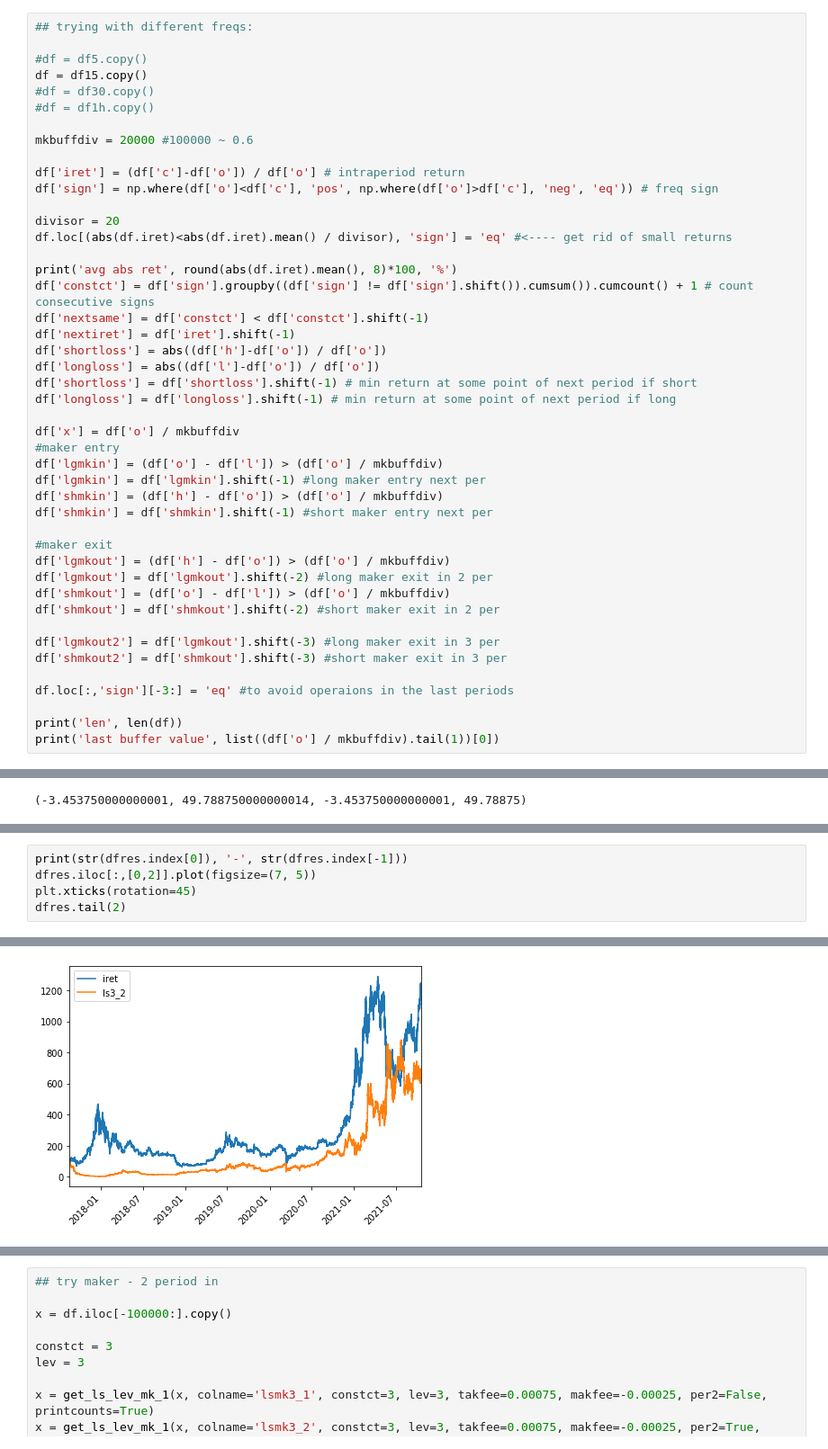
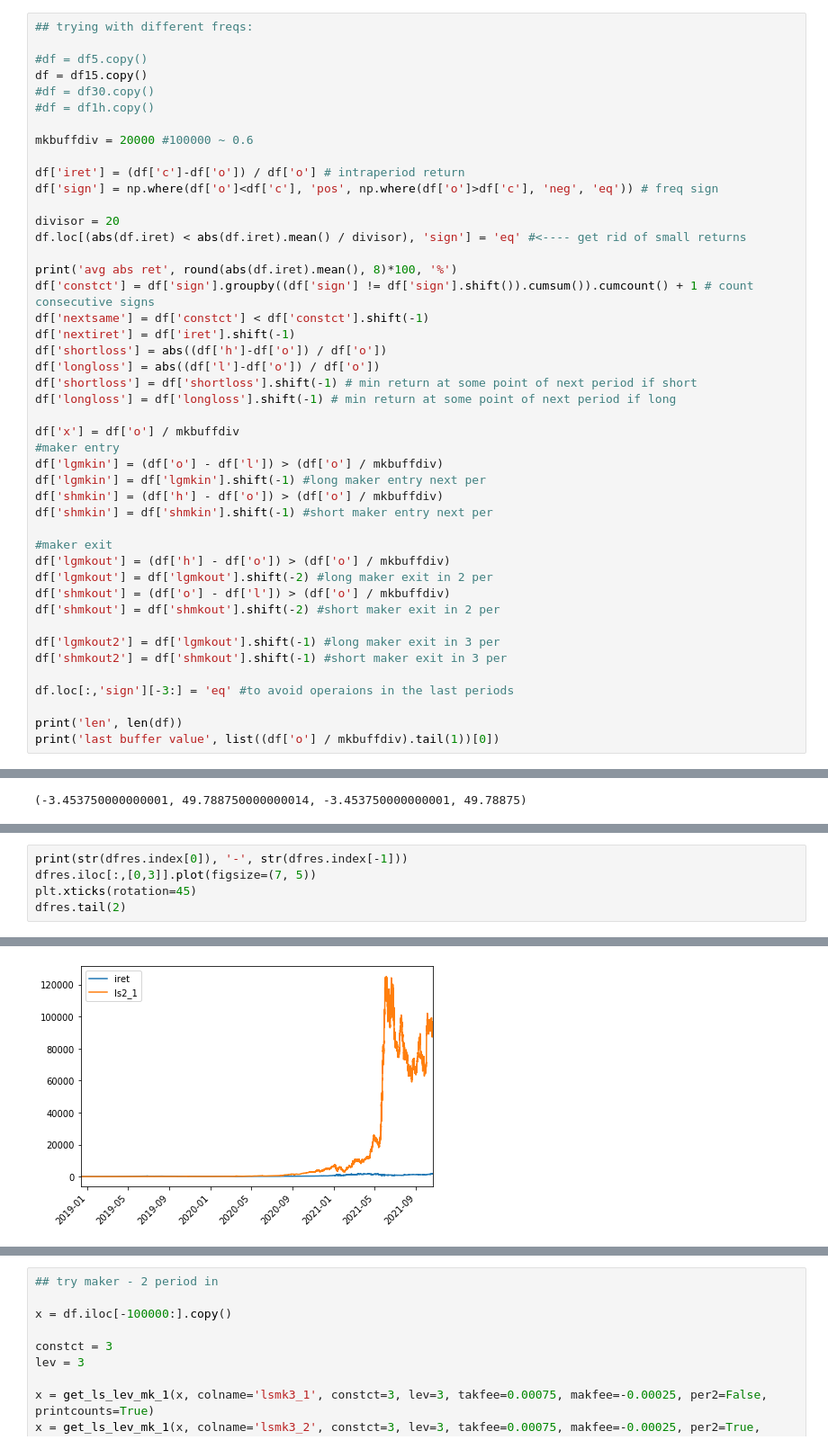
Before and after one commit to antogranell/gdax, a Jupyter notebook: project_index_2.ipynb, the cells around one changed output, grey strips where cells are left out. Shown at 90% size. Cells and saved outputs as stored; diff of their text form.

```diff
--- a/project_index_2.ipynb
+++ b/project_index_2.ipynb
@@ -232,7 +233,7 @@ df['iret'] = (df['c']-df['o']) / df['o'] # intraperiod return
 df['sign'] = np.where(df['o']<df['c'], 'pos', np.where(df['o']>df['c'], 'neg', 'eq')) # freq sign
 
 divisor = 20
-df.loc[(abs(df.iret)<abs(df.iret).mean() / divisor), 'sign'] = 'eq' #<---- get rid of small returns
+df.loc[(abs(df.iret) < abs(df.iret).mean() / divisor), 'sign'] = 'eq' #<---- get rid of small returns
 
 print('avg abs ret', round(abs(df.iret).mean(), 8)*100, '%')
 df['constct'] = df['sign'].groupby((df['sign'] != df['sign'].shift()).cumsum()).cumcount() + 1 # count consecutive signs
@@ -256,8 +257,8 @@ df['lgmkout'] = df['lgmkout'].shift(-2) #long maker exit in 2 per
 df['shmkout'] = (df['o'] - df['l']) > (df['o'] / mkbuffdiv)
 df['shmkout'] = df['shmkout'].shift(-2) #short maker exit in 2 per
 
-df['lgmkout2'] = df['lgmkout'].shift(-3) #long maker exit in 3 per
-df['shmkout2'] = df['shmkout'].shift(-3) #short maker exit in 3 per
+df['lgmkout2'] = df['lgmkout'].shift(-1) #long maker exit in 3 per
+df['shmkout2'] = df['shmkout'].shift(-1) #short maker exit in 3 per
 
 df.loc[:,'sign'][-3:] = 'eq' #to avoid operaions in the last periods
 
@@ -611,6 +706,6 @@ done! runtime: 4 min 28 sec
 # %%
 print(str(dfres.index[0]), '-', str(dfres.index[-1]))
-dfres.iloc[:,[0,2]].plot(figsize=(7, 5))
+dfres.iloc[:,[0,3]].plot(figsize=(7, 5))
 plt.xticks(rotation=45)
 dfres.tail(2)
 # %% [output]
@@ -621,2 +716,2 @@ dfres.tail(2)
-[figure, old version]
+[figure, new version]
 # %%
```
Also changed, not shown: parts of 21 cells of this notebook.
